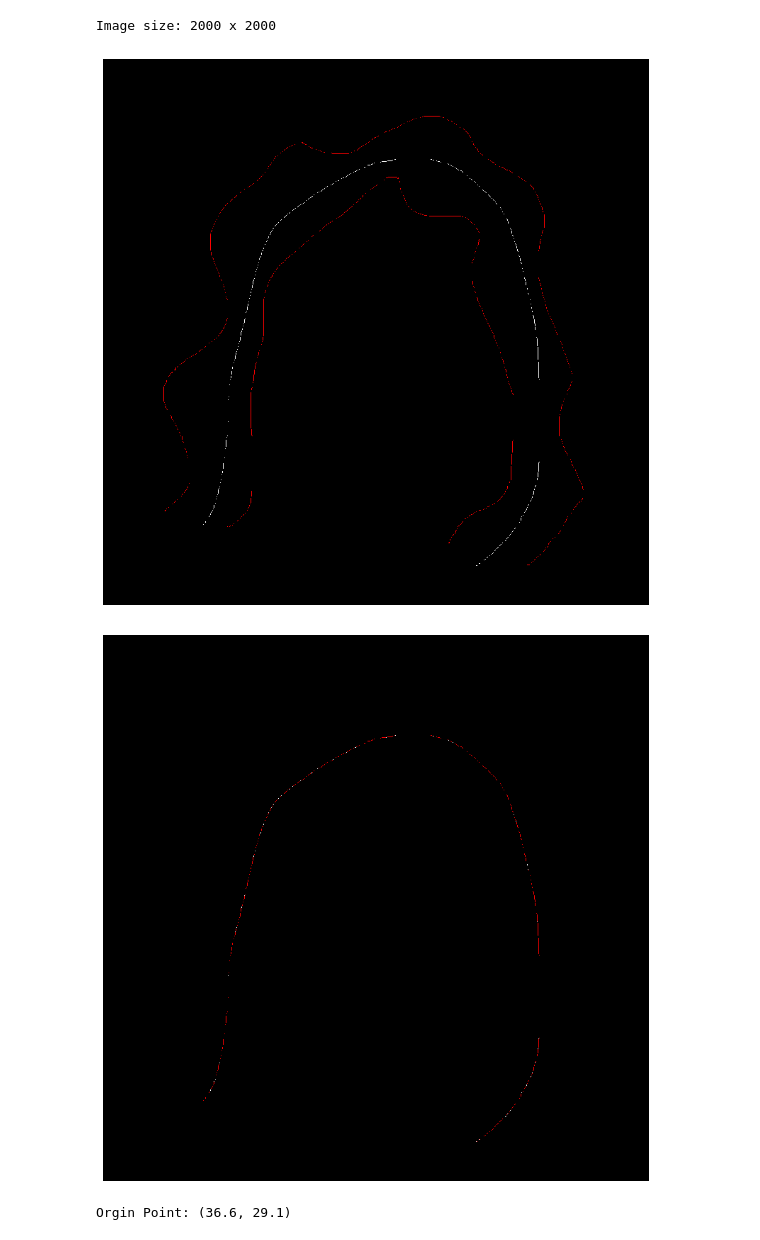
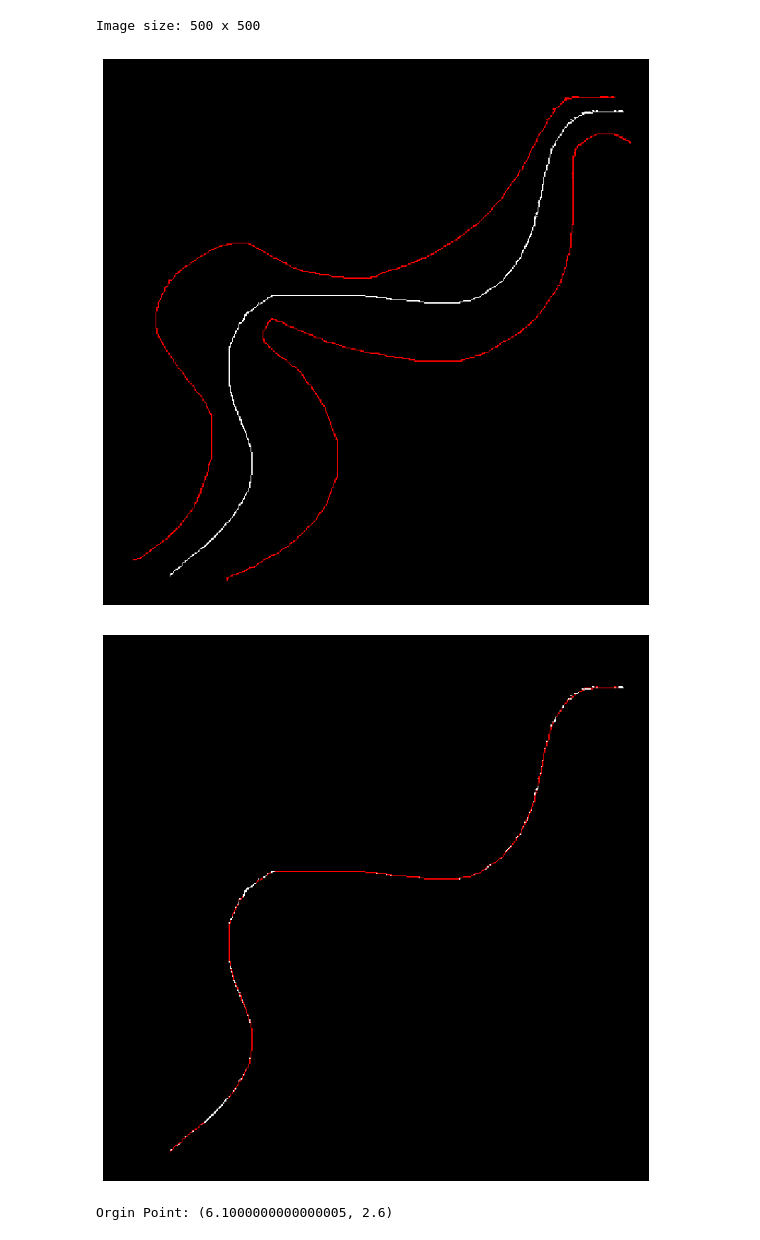
Before and after one commit to Blaze-Leo/Point-Drivator, a Jupyter notebook: map_maker/v3_pic.ipynb, the cells around one changed output. Saved outputs shown, nothing was run; the diff lists cells and outputs as text; code cells hidden in the pictures.

```diff
--- a/map_maker/v3_pic.ipynb
+++ b/map_maker/v3_pic.ipynb
@@ -16,5 +16,5 @@ def create_blank_image(n,m, folder_path, file_name="blank_map.png"):
 # %%
-image_name ="random_curve.png"
+image_name ="track.png"
 # image_name ="quarter_same_bound.png"
 # %%
 from PIL import Image
@@ -97,7 +97,7 @@ matrix = matrix[::-1].T
 
 ###################
 # %% [output]
-Image size: 2000 x 2000
+Image size: 500 x 500
 # %%
 import matplotlib.pyplot as plt
 import numpy as np
@@ -127,7 +127,7 @@ def display_matrix_with_colors(matrix):
 
 display_matrix_with_colors(matrix)
 # %% [output]
-[figure, old version]
+[figure, new version]
 # %%
 import numpy as np
 
@@ -233,7 +233,6 @@ def refine_control_points(control_points):
 
     while len(control_points)!=0:
 
-        start=0
         end=0
 
         if len(control_points[0])==1:
@@ -279,9 +278,11 @@ def find_path_constraints(matrix):
         return count
 
     org = None
+
+
     for i in range(h):
         for j in range(w):
-            if matrix[i, j] == 1 and count_neighbors(i, j) == 1:
+            if matrix[i, j] == 1 and count_neighbors(i, j) <3:
                 org = (i, j)
                 break
         if org:
@@ -310,34 +311,36 @@ def find_path_constraints(matrix):
     for x, y in constraint_points:
         display_matrix[x, y] = [1, 1, 1]  # white
 
     for x, y in control_points:
         display_matrix[x,y] = [1, 0, 0]  # white
 
     display_matrix[display_matrix.sum(axis=2) == 0] = [0, 0, 0]  # black
 
     display_matrix = display_matrix.transpose(1, 0, 2)[::-1]
 
     plt.figure(figsize=(10, 10))
     plt.imshow(display_matrix, interpolation='nearest')
     plt.axis('off')
     plt.show()
 
     return control_points
 
 # matrix = [
 #     [0, 0, 0, 0, 0],
 #     [0, 1, 1, 1, 0],
 #     [0, 0, 0, 1, 0],
 #     [0, 0, 0, 1, 0],
 #     [0, 0, 0, 0, 0]
 # ]
 
 path_points = find_path_constraints(raw_path_matrix)
 
 
+
+
 # print(control_points)
 # %% [output]
-[figure, old version]
+[figure, new version]
 # %%
 
 import numpy as np
@@ -557,7 +565,7 @@ print("Orgin Point:", origin_point)
 
 control_points = get_angled_points(path_points)
 # %% [output]
-Orgin Point: (36.6, 29.1)
+Orgin Point: (6.1000000000000005, 2.6)
 # %%
 
 max_bound = int(len(raw_boundary_matrix)*0.1)
```
Also changed, not shown: parts of 4 cells of this notebook, 7 other files.
